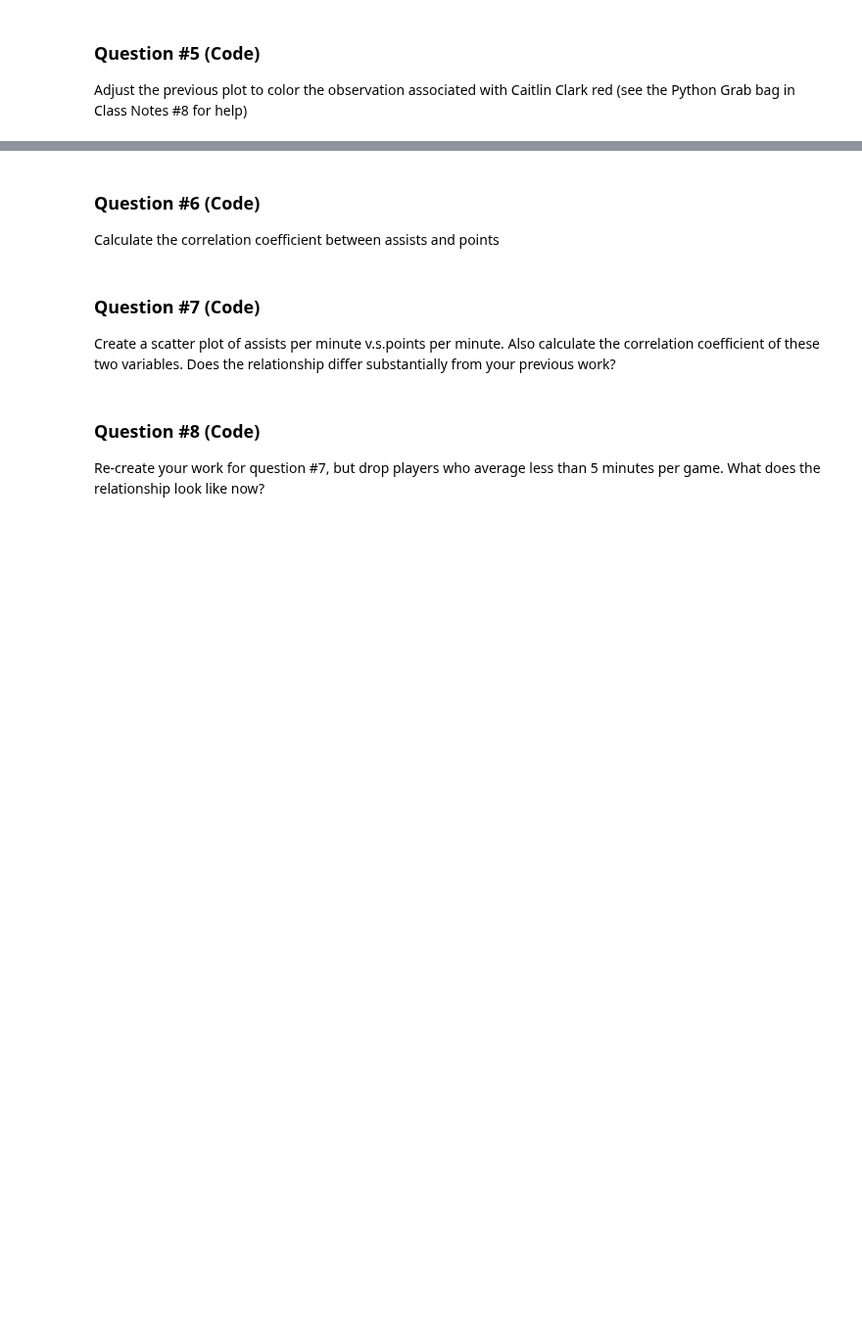
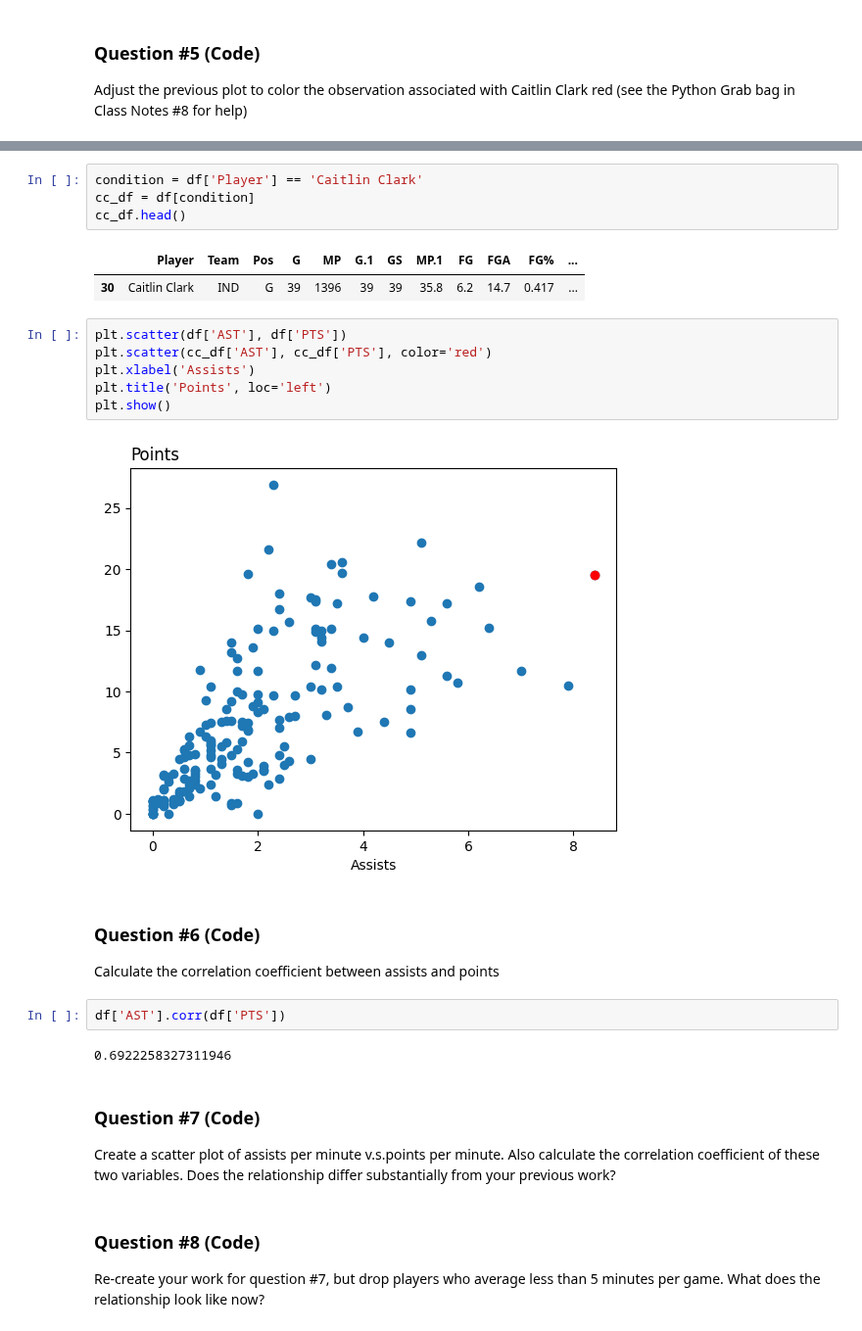
Before and after one commit to pharringtonp19/business-analytics, a Jupyter notebook: homeworks/HW2_solutions.ipynb, the cells around one changed output, grey strips where cells are left out. Shown at 98% size. Saved outputs shown, nothing was run; the diff lists cells and outputs as text; blank space fills up the shorter version.

```diff
--- a/homeworks/HW2_solutions.ipynb
+++ b/homeworks/HW2_solutions.ipynb
@@ -81,6 +105,25 @@ Adjust the previous plot to color the observation associated with Caitlin Clark
+# %%
+condition = df['Player'] == 'Caitlin Clark'
+cc_df = df[condition]
+cc_df.head()
+# %% [output]
+|  | Player | Team | Pos | G | MP | G.1 | GS | MP.1 | FG | FGA | FG% | ... |
+| 30 | Caitlin Clark | IND | G | 39 | 1396 | 39 | 39 | 35.8 | 6.2 | 14.7 | 0.417 | ... |
+# %%
+plt.scatter(df['AST'], df['PTS'])
+plt.scatter(cc_df['AST'], cc_df['PTS'], color='red')
+plt.xlabel('Assists')
+plt.title('Points', loc='left')
+plt.show()
+# %% [output]
+[figure, added]
 # %% [markdown]
 ### Question #6 (**Code**)
 Calculate the correlation coefficient between assists and points
+# %%
+df['AST'].corr(df['PTS'])
+# %% [output]
+0.6922258327311946
 # %% [markdown]
 ### Question #7 (**Code**)
 
```
Also changed, not shown: parts of 4 cells of this notebook.
